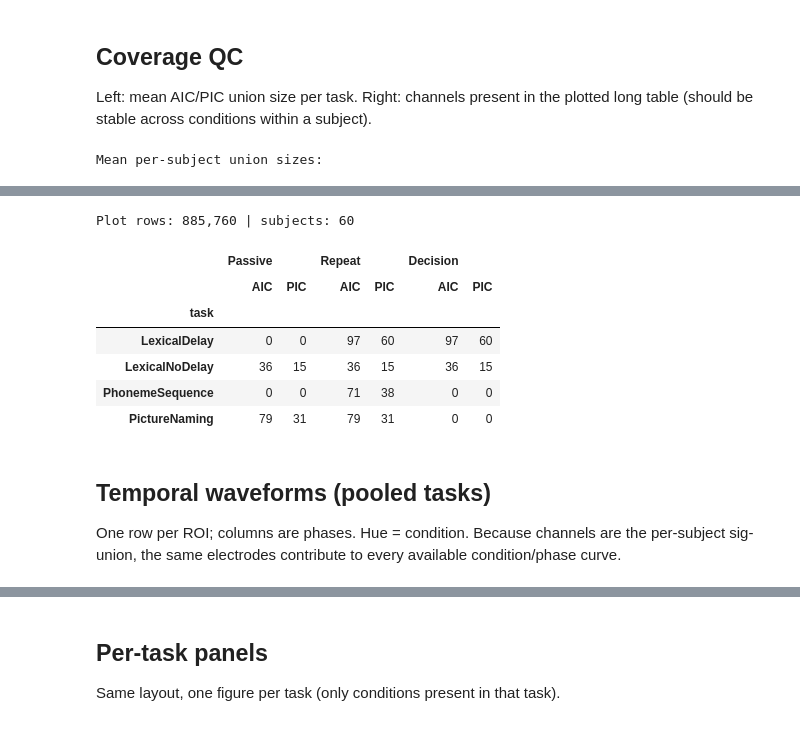
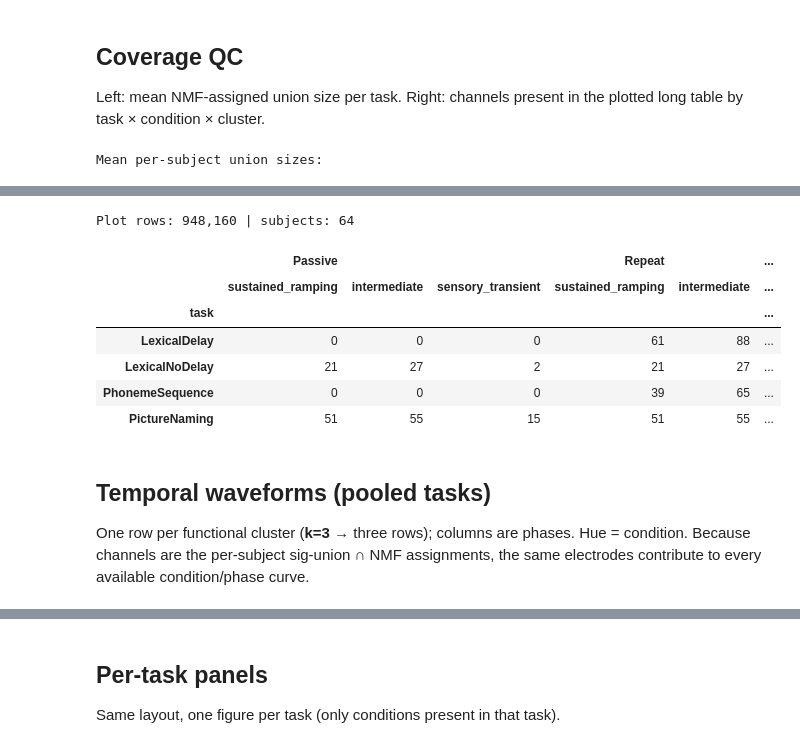
Before and after one commit to shinanlin/insula, a Jupyter notebook: notebooks/modulation.ipynb, the cells around one changed output, grey strips where cells are left out. Cells and saved outputs as stored; diff of their text form; code cells hidden in the pictures.

```diff
--- a/notebooks/modulation.ipynb
+++ b/notebooks/modulation.ipynb
@@ -56,9 +86,6 @@ phases** within each subject, then intersected with Hammers AIC/PIC.
 | Repeat | LexicalDelay, LexicalNoDelay, PictureNaming, PhonemeSequence |
 | Decision | LexicalDelay, LexicalNoDelay |
 # %%
-ROOT = Path('..').resolve()
-RESULTS_ROOT = ROOT / 'results'
-
 TASK_BIDS = {
     'LexicalDelay': '/cwork/ns458/BIDS-1.0_LexicalDecRepDelay/BIDS',
     'LexicalNoDelay': '/cwork/ns458/BIDS-1.0_LexicalDecRepNoDelay/BIDS',
@@ -68,18 +95,18 @@ TASK_BIDS = {
 
 TASKS = list(TASK_BIDS)
 
-ROIS = ['AIC', 'PIC']
 DESCRIPTIONS = ['Passive', 'Repeat', 'Decision']
 PHASES = ['stimulus', 'delay', 'go', 'response']
 
 REF = 'bipolar'
-ATLAS = 'hammers'
 BAND = 'highgamma'
 MODALITY = 'sound'  # PictureNaming also has image/text
 HEMI = None  # 'L', 'R', or None
 EXCLUDE_SUBJECTS = {'D0121'}
 
 TIME_MAX = 1.5
+NMF_DIR = nmf_results_dir()
+NMF_ASSIGNMENTS = nmf_assignments_path()
 # %% [markdown]
 ## Helpers
 
@@ -277,16 +298,19 @@ that exists in that task.
 # %%
-coord_meta = load_coord_meta(TASKS)
+assignments = load_assignments()
 print(
-    f'Coord AIC/PIC contacts: {len(coord_meta):,} | '
-    f'subjects={coord_meta.subject.nunique()} | '
-    f'AIC={coord_meta.roi.eq("AIC").sum()} PIC={coord_meta.roi.eq("PIC").sum()}'
+    f'NMF assignments: {len(assignments):,} | '
+    f'subjects={assignments.subject.nunique()} | '
+    + ' | '.join(
+        f'{c}={int((assignments.functional_cluster == c).sum())}'
+        for c in CLUSTERS
+    )
 )
 
 hga_parts = []
 qc_parts = []
 for task in TASKS:
     print(f'\n=== {task} ===')
-    part, qc = load_task_waveforms(task, coord_meta)
+    part, qc = load_task_waveforms(task, assignments)
     print(
         f'  rows={len(part):,} | subjects={part.subject.nunique() if len(part) else 0} | '
         f'conditions={sorted(part.description.unique()) if len(part) else []}'
@@ -304,6 +328,7 @@ if len(HGAs):
     print(f'Tasks: {sorted(HGAs.task.unique())}')
     print(f'Descriptions: {sorted(HGAs.description.unique())}')
     print(f'Phases: {sorted(HGAs.phase.unique())}')
-    print(f'AIC channels: {HGAs.loc[HGAs.roi == "AIC", "channel"].nunique()}')
-    print(f'PIC channels: {HGAs.loc[HGAs.roi == "PIC", "channel"].nunique()}')
+    for c in CLUSTERS:
+        n = HGAs.loc[HGAs.functional_cluster == c, 'channel'].nunique()
+        print(f'{CLUSTER_LABELS[c]} channels: {n}')
 HGAs.head()
@@ -310,14 +363,15 @@ HGAs.head()
 # %% [markdown]
 ## Coverage QC
 
-Left: mean AIC/PIC union size per task. Right: channels present in the plotted
-long table (should be stable across conditions within a subject).
+Left: mean NMF-assigned union size per task. Right: channels present in the
+plotted long table by task × condition × cluster.
 # %%
 plot_df = HGAs.copy()
 
 if len(union_qc):
+    qc_cols = ['n_sig_union', 'n_functional_union'] + [f'n_{c}' for c in CLUSTERS]
     display_qc = (
-        union_qc.groupby('task', observed=True)[['n_sig_union', 'n_aic_pic_union', 'n_aic', 'n_pic']]
+        union_qc.groupby('task', observed=True)[qc_cols]
         .mean()
         .round(1)
         .reindex(TASKS)
@@ -327,12 +381,12 @@ if len(union_qc):
 
 if len(plot_df):
     coverage = (
-        plot_df.groupby(['task', 'description', 'roi'], observed=True)['channel']
+        plot_df.groupby(['task', 'description', 'functional_cluster'], observed=True)['channel']
         .nunique()
-        .unstack(['description', 'roi'])
+        .unstack(['description', 'functional_cluster'])
         .reindex(TASKS)
     )
-    col_order = [(d, r) for d in DESCRIPTIONS for r in ROIS]
+    col_order = [(d, c) for d in DESCRIPTIONS for c in CLUSTERS]
     coverage = coverage.reindex(columns=pd.MultiIndex.from_tuples(col_order))
     coverage = coverage.fillna(0).astype(int)
     print(f'\nPlot rows: {len(plot_df):,} | subjects: {plot_df.subject.nunique()}')
@@ -351,16 +405,17 @@ Mean per-subject union sizes:
-Plot rows: 885,760 | subjects: 60
+Plot rows: 948,160 | subjects: 64
-|  | Passive |  | Repeat |  | Decision |  |
-|  | AIC | PIC | AIC | PIC | AIC | PIC |
-| task |  |  |  |  |  |  |
-| LexicalDelay | 0 | 0 | 97 | 60 | 97 | 60 |
-| LexicalNoDelay | 36 | 15 | 36 | 15 | 36 | 15 |
-| PhonemeSequence | 0 | 0 | 71 | 38 | 0 | 0 |
-| PictureNaming | 79 | 31 | 79 | 31 | 0 | 0 |
+|  | Passive |  |  | Repeat |  | ... |
+|  | sustained_ramping | intermediate | sensory_transient | sustained_ramping | intermediate | ... |
+| task |  |  |  |  |  | ... |
+| LexicalDelay | 0 | 0 | 0 | 61 | 88 | ... |
+| LexicalNoDelay | 21 | 27 | 2 | 21 | 27 | ... |
+| PhonemeSequence | 0 | 0 | 0 | 39 | 65 | ... |
+| PictureNaming | 51 | 55 | 15 | 51 | 55 | ... |
 # %% [markdown]
 ## Temporal waveforms (pooled tasks)
 
-One row per ROI; columns are phases. Hue = condition. Because channels are the
-per-subject sig-union, the same electrodes contribute to every available
+One row per functional cluster (**k=3** → three rows); columns are phases.
+Hue = condition. Because channels are the per-subject sig-union ∩ NMF
+assignments, the same electrodes contribute to every available
 condition/phase curve.
 # %%
 def _style_axes(ax, *, ylim=(-0.1, 0.6), hide_left: bool = True) -> None:
```
Also changed, not shown: parts of 19 cells of this notebook, 3 other files.
